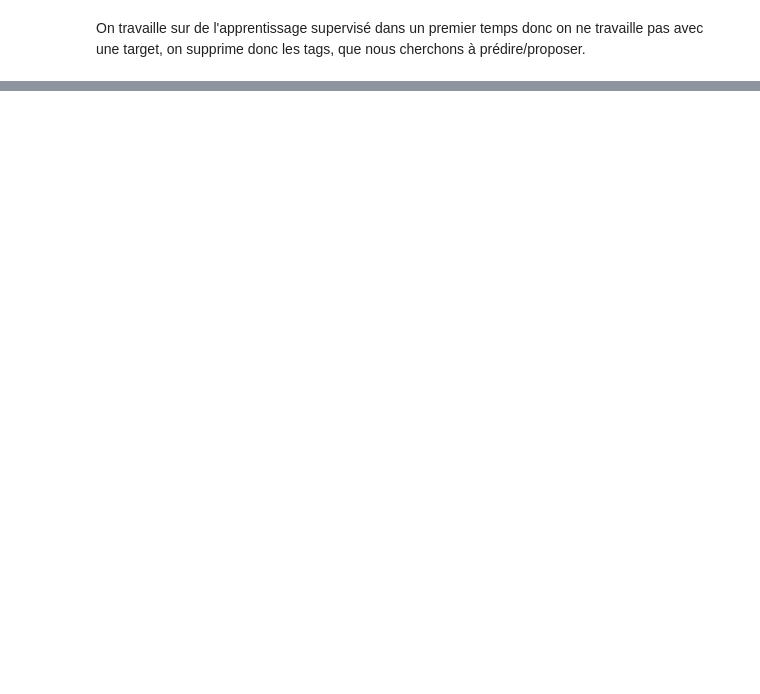
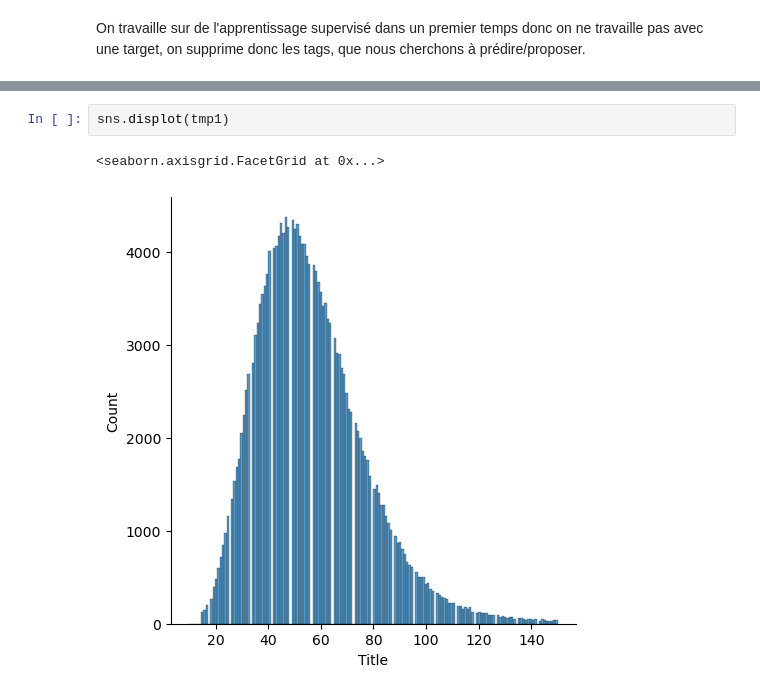
Before and after one commit to MathisKeberling/Projet_Classification_Auto_Questions-OC-, a Jupyter notebook: Exploration.ipynb, the cells around one changed output, grey strips where cells are left out. Saved outputs shown, nothing was run; the diff lists cells and outputs as text; blank space fills up the shorter version.

```diff
--- a/Exploration.ipynb
+++ b/Exploration.ipynb
@@ -342,0 +435,5 @@ data.head()
+# %%
+sns.displot(tmp1)
+# %% [output]
+<seaborn.axisgrid.FacetGrid at 0x...>
+[figure, added]
```
Also changed, not shown: parts of 101 cells of this notebook.
